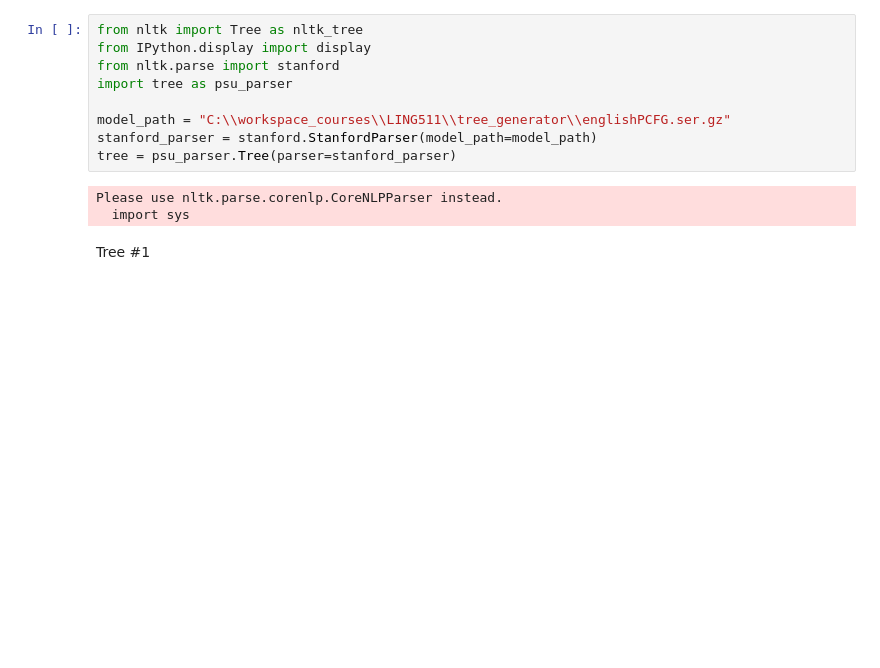
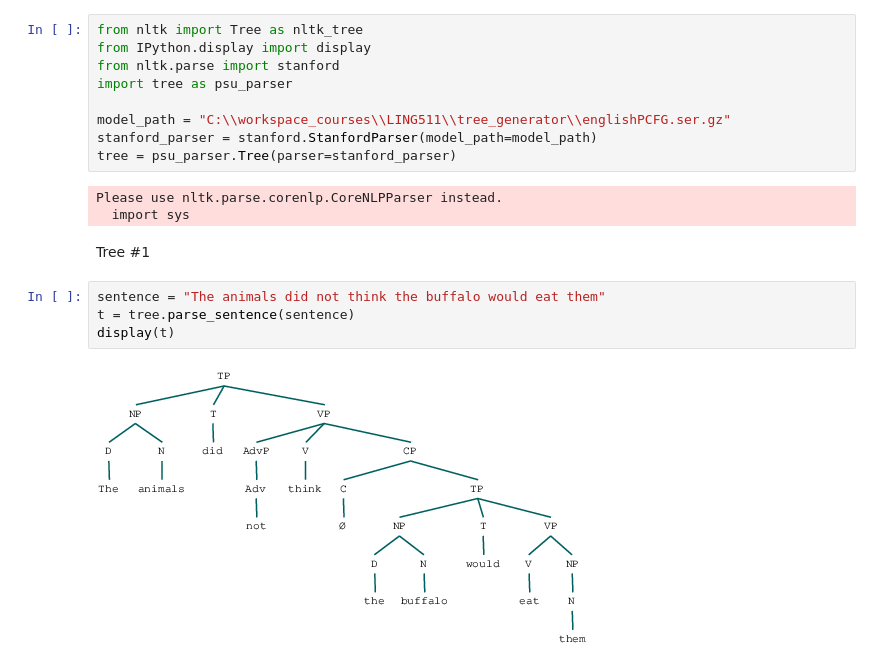
Before and after one commit to steve3p0/LING511, a Jupyter notebook: tree_generator/10_Trees_a_Day3.ipynb, the cells around one changed output. Drawn from its saved outputs; the diff is of its cells as text; blank space fills up the shorter version.

```diff
--- a/tree_generator/10_Trees_a_Day3.ipynb
+++ b/tree_generator/10_Trees_a_Day3.ipynb
@@ -14,3 +14,9 @@ Please use nltk.parse.corenlp.CoreNLPParser instead.
   import sys
 # %% [markdown]
 Tree #1
+# %%
+sentence = "The animals did not think the buffalo would eat them"
+t = tree.parse_sentence(sentence)
+display(t)
+# %% [output]
+[figure, added]
```
Also changed, not shown: parts of 24 cells of this notebook, 1 other file.
